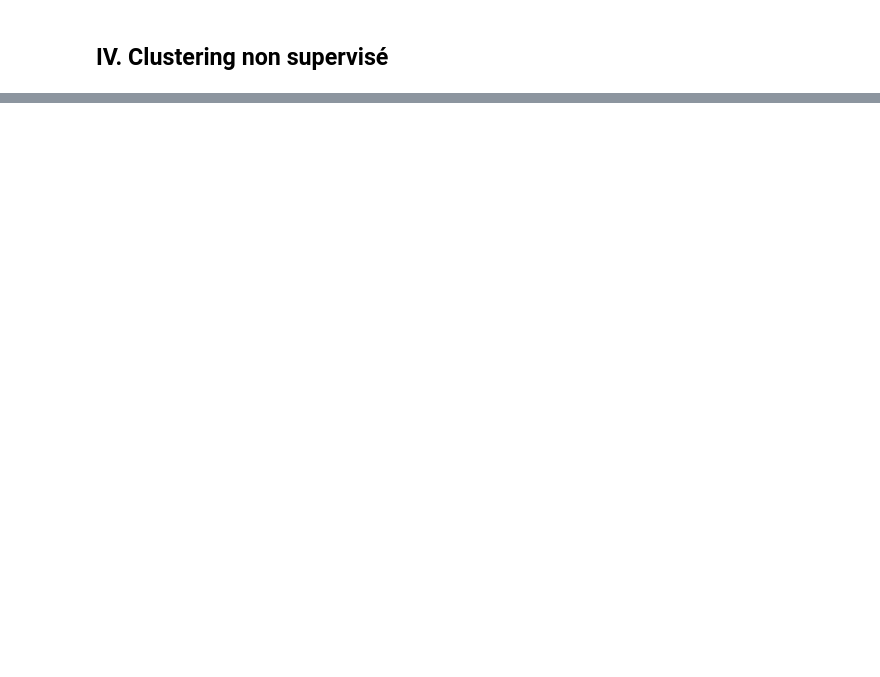
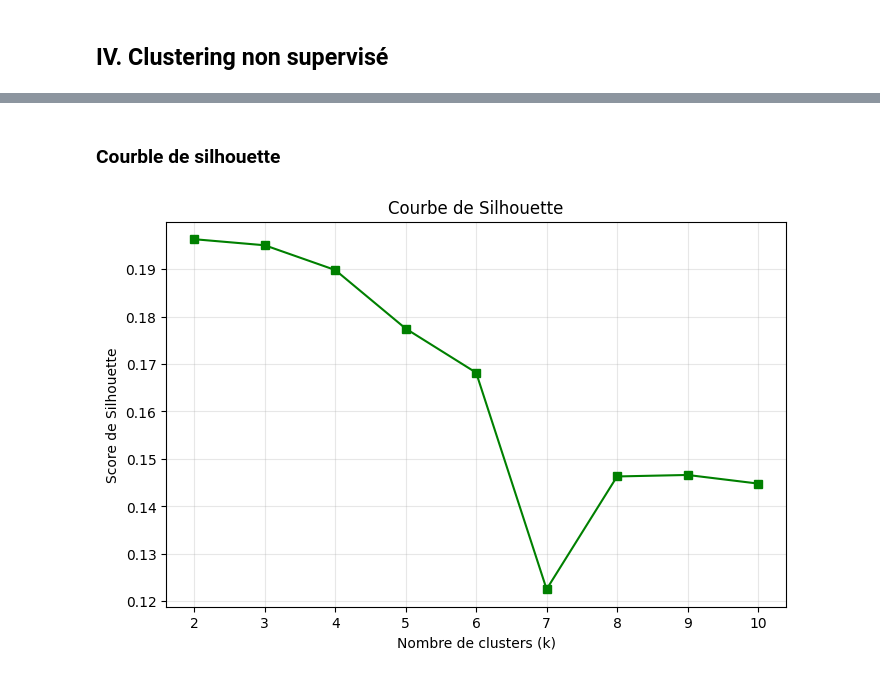
Before and after one commit to Artemasu/Analyse_de_donnees_medicales, a Jupyter notebook: traitement.ipynb, the cells around one changed output, grey strips where cells are left out. Cells and saved outputs as stored; diff of their text form; code cells hidden in the pictures; blank space fills up the shorter version.

Commit message:
feature/clustering-NS

```diff
--- a/traitement.ipynb
+++ b/traitement.ipynb
@@ -337,0 +362,21 @@ AdaBoost       0.753247   0.644068  0.690909  0.666667
+# %%
+from sklearn.cluster import KMeans
+import matplotlib.pyplot as plt
+
+# On teste sur 10 clusters
+inertia = []
+K_range = range(1, 11)
+
+for k in K_range:
+    kmeans = KMeans(n_clusters=k, random_state=42, n_init=10)
+    kmeans.fit(X_scaled)
+    inertia.append(kmeans.inertia_)
+
+# Graphique de la méthode du coude
+plt.figure(figsize=(8, 5))
+plt.plot(K_range, inertia, 'bx-', marker='o')
+plt.xlabel('Nombre de clusters k')
+plt.ylabel('Inertie')
+plt.title('Méthode du Coude "Elbow Method"')
+plt.grid(True, alpha=0.3)
+plt.show()
@@ -337,0 +385,24 @@ AdaBoost       0.753247   0.644068  0.690909  0.666667
+# %% [markdown]
+### Courble de silhouette
+# %%
+from sklearn.metrics import silhouette_score
+
+silhouette_scores = []
+K_range = range(2, 11) # On commence à 2 car on ne peut pas calculer la silhouette pour 1 seul groupe
+
+for k in K_range:
+    kmeans = KMeans(n_clusters=k, random_state=42, n_init=10)
+    cluster_labels = kmeans.fit_predict(X_scaled)
+    score = silhouette_score(X_scaled, cluster_labels)
+    silhouette_scores.append(score)
+
+# Création du graphique de la silhouette
+plt.figure(figsize=(8, 5))
+plt.plot(K_range, silhouette_scores, 'gx-', marker='s')
+plt.xlabel('Nombre de clusters (k)')
+plt.ylabel('Score de Silhouette')
+plt.title('Courbe de Silhouette')
+plt.grid(True, alpha=0.3)
+plt.show()
+# %% [output]
+[figure, added]
```
Also changed, not shown: parts of 15 cells of this notebook.
